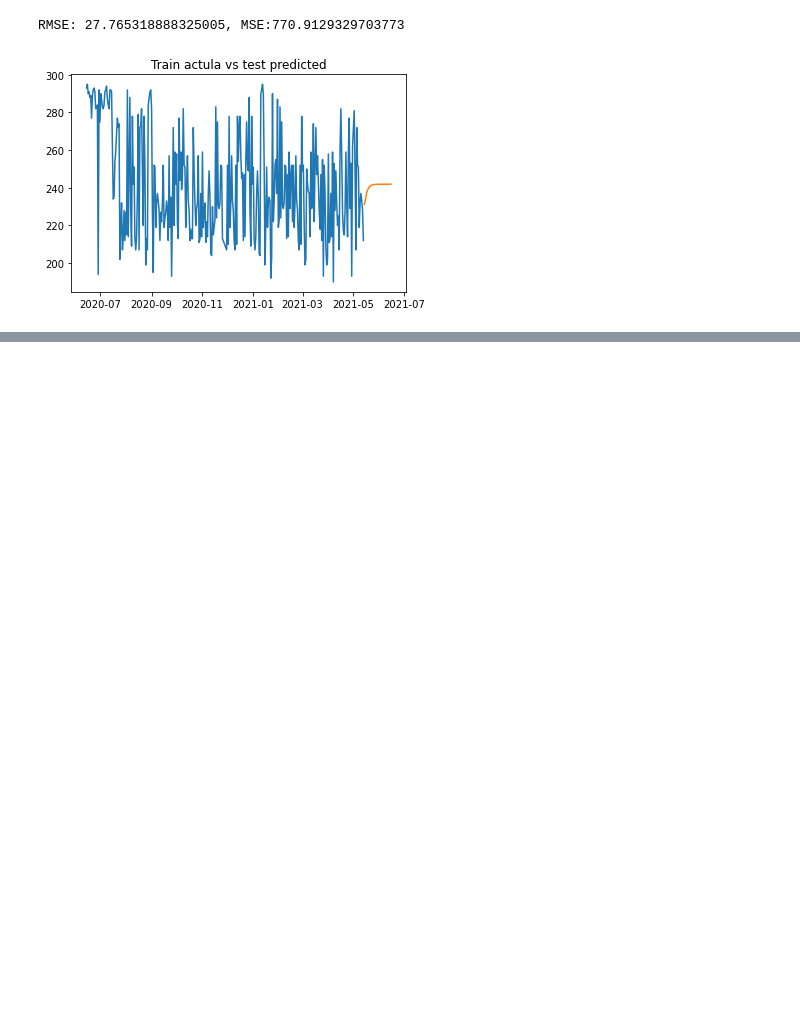
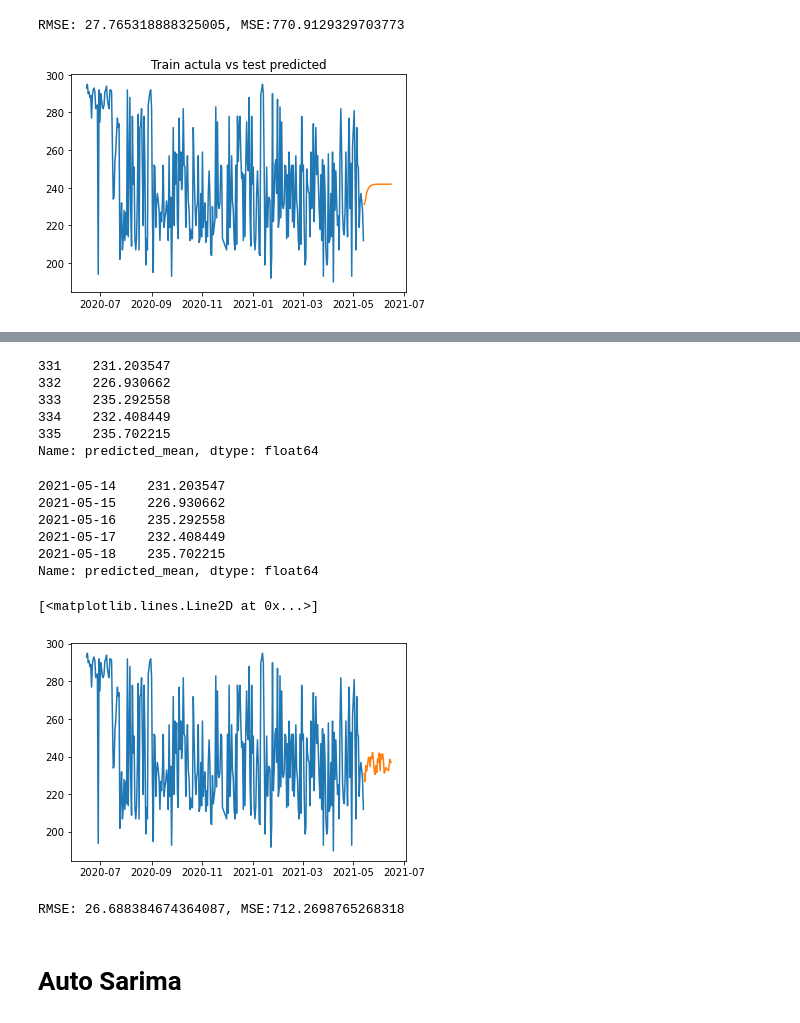
Before and after one commit to Ravi8889/Covid-Inpatient-Beds-Availablity-Forecasting, a Jupyter notebook: Data_driven_models.ipynb, the cells around one changed output, grey strips where cells are left out. Cells and saved outputs as stored; diff of their text form; code cells hidden in the pictures; blank space fills up the shorter version.

```diff
--- a/Data_driven_models.ipynb
+++ b/Data_driven_models.ipynb
@@ -868,0 +900,38 @@ oerder =5,0,2 ==> 2696057
+# %%
+from statsmodels.tsa.statespace.sarimax import SARIMAX
+sarimax_model =SARIMAX(Train['Total Inpatient Beds'],order =(5,0,3),seasonal_order=(1, 1, 1, 12))#m =12 because for every 12 months the seasonal preiod changes
+sarimax_model =sarimax_model.fit()
+# %%
+sarimax_preds =sarimax_model.predict(start =start1,end =end1)
+sarimax_preds.head()
+# %% [output]
+331    231.203547
+332    226.930662
+333    235.292558
+334    232.408449
+335    235.702215
+Name: predicted_mean, dtype: float64
+# %%
+sarimax_preds.index =data.index[start1:end1+1]
+sarimax_preds.head()
+# %% [output]
+2021-05-14    231.203547
+2021-05-15    226.930662
+2021-05-16    235.292558
+2021-05-17    232.408449
+2021-05-18    235.702215
+Name: predicted_mean, dtype: float64
+# %%
+plt.plot(Train['Total Inpatient Beds'],label ="True")
+plt.plot(sarimax_preds,label =True)
+# %% [output]
+[<matplotlib.lines.Line2D at 0x...>]
+[figure, added]
+# %%
+mse = mean_squared_error(Test['Total Inpatient Beds'], sarimax_preds)  # m=12==>26.688,m=6==>27.2818
+rmse = sqrt(mse)
+print('RMSE: {}, MSE:{}'.format(rmse,mse))
+# %% [output]
+RMSE: 26.688384674364087, MSE:712.2698765268318
+# %% [markdown]
+# Auto Sarima
```
Also changed, not shown: parts of 16 cells of this notebook, 2 other files.
